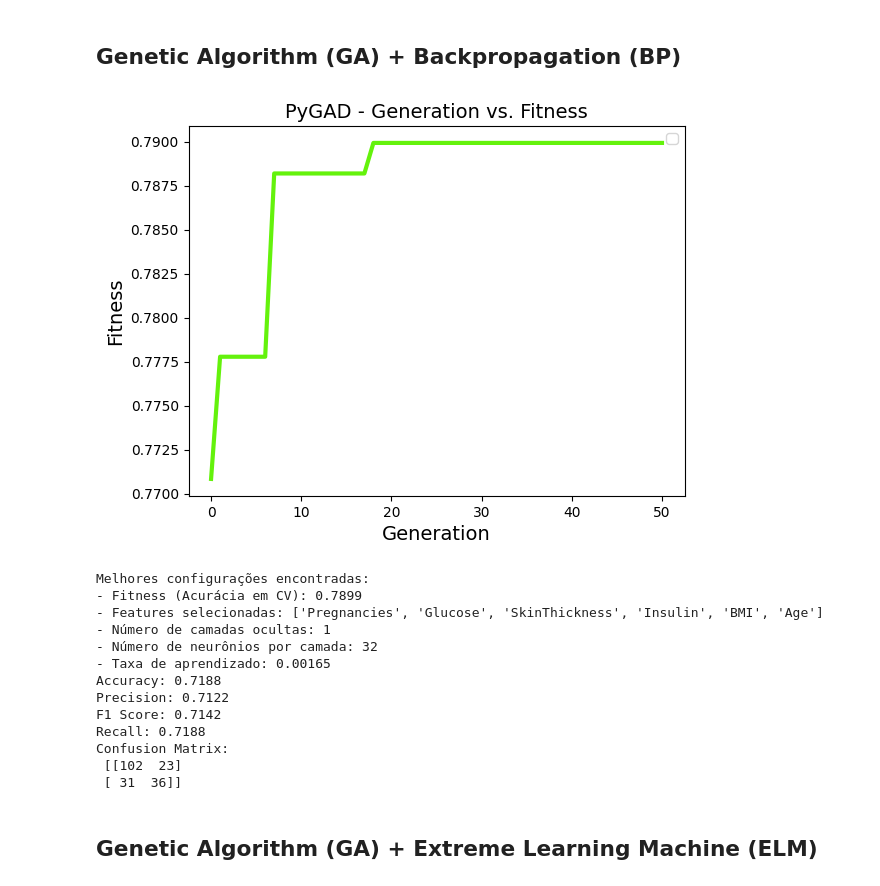
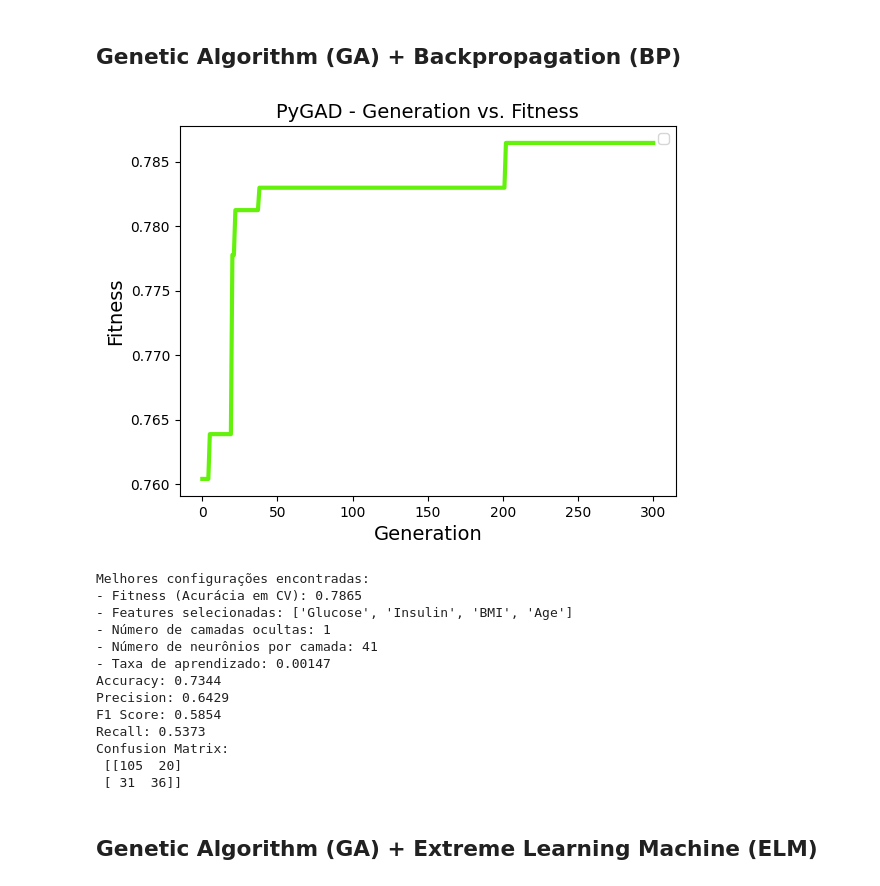
Before and after one commit to falconeee/nc-optimization, a Jupyter notebook: tc1.ipynb, the cells around one changed output. Cells and saved outputs as stored; diff of their text form; code cells hidden in the pictures.

```diff
--- a/tc1.ipynb
+++ b/tc1.ipynb
@@ -216,7 +200,7 @@ bounds = [(0, 1)] * n_features + [(10, 1000)]
 
 result = differential_evolution(
     fitness, bounds, maxiter=20, popsize=50, disp=True,
-    mutation=(0.7, 1.5), recombination=0.7, strategy='best1bin'
+    mutation=(0.5, 1), recombination=0.95, strategy='best1bin'
 )
 
 best_individual = result.x
@@ -412,7 +391,7 @@ ga_instance = pygad.GA(
     parent_selection_type="tournament",
     crossover_type="two_points",
     mutation_type="random",
-    mutation_probability=0.6
+    mutation_probability=0.65
 )
 ga_instance.run()
 ga_instance.plot_fitness()
@@ -533,8 +512,7 @@ def fitness(individual):
     # Por padrão camada de entrada e saída são definidas automaticamente
     # Camada de entrada tem o mesmo número de features selecionadas e a camada de saída tem o mesmo número de classes
     clf = MLPClassifier(hidden_layer_sizes=hidden_layer_sizes,
-                        learning_rate_init=learning_rate,
-                        max_iter=200)
+                        learning_rate_init=learning_rate)
 
     try:
         score = cross_val_score(clf, X_sel, y_train, cv=3, scoring='accuracy').mean() # cross-validation com 3 folds
@@ -547,7 +525,7 @@ def fitness(individual):
 bounds = [(0, 1)] * n_features + [(1, 5), (10, 100), (0.0001, 0.1)]
 
 result = differential_evolution(
-    fitness, bounds, maxiter=20, popsize=50, disp=True,
+    fitness, bounds, maxiter=25, popsize=10, disp=True,
     mutation=(0.5,1), recombination=0.95, strategy='best1bin'
 )
 
@@ -568,7 +546,6 @@ print(f"- Taxa de aprendizado: {lr_best:.5f}")
 clf_final = MLPClassifier(
     hidden_layer_sizes=(n_neurons_best,) * n_layers_best,
     learning_rate_init=lr_best,
-    max_iter=200,
     random_state=42
 )
 
@@ -579,8 +556,8 @@ clf_final.fit(X_train_sel, y_train)
 y_pred = clf_final.predict(X_test_sel)
 
 print("Accuracy:", round(accuracy_score(y_test, y_pred),4))
-print("Precision:", round(precision_score(y_test, y_pred, average='weighted'),4))
-print("F1 Score:", round(f1_score(y_test, y_pred, average='weighted'),4))
-print("Recall:", round(recall_score(y_test, y_pred, average='weighted'),4))
+print("Precision:", round(precision_score(y_test, y_pred),4))
+print("F1 Score:", round(f1_score(y_test, y_pred),4))
+print("Recall:", round(recall_score(y_test, y_pred),4))
 print("Confusion Matrix:\n", confusion_matrix(y_test, y_pred))
 # %% [output]
@@ -634,8 +611,8 @@ def fitness(individual):
 bounds = [(0, 1)] * n_features + [(10, 1000)]
 
 result = differential_evolution(
-    fitness, bounds, maxiter=20, popsize=50, disp=True,
-    mutation=(0.7, 1.5), recombination=0.7, strategy='best1bin'
+    fitness, bounds, maxiter=50, popsize=10, disp=True,
+    mutation=(0.5, 1), recombination=0.95, strategy='best1bin'
 )
 
 best_individual = result.x
@@ -656,8 +633,8 @@ clf_final.fit(X_train_sel, y_train)
 y_pred = clf_final.predict(X_test_sel)
 
 print("Accuracy:", round(accuracy_score(y_test, y_pred),4))
-print("Precision:", round(precision_score(y_test, y_pred, average='weighted'),4))
-print("F1 Score:", round(f1_score(y_test, y_pred, average='weighted'),4))
-print("Recall:", round(recall_score(y_test, y_pred, average='weighted'),4))
+print("Precision:", round(precision_score(y_test, y_pred),4))
+print("F1 Score:", round(f1_score(y_test, y_pred),4))
+print("Recall:", round(recall_score(y_test, y_pred),4))
 print("Confusion Matrix:\n", confusion_matrix(y_test, y_pred))
 # %% [output]
@@ -700,8 +677,7 @@ def fitness_func(ga_instance, solution, solution_idx):
     X_sel = X_train_scaled[:, feature_mask]
 
     clf = MLPClassifier(hidden_layer_sizes=hidden_layer_sizes,
-                        learning_rate_init=learning_rate,
-                        max_iter=200
+                        learning_rate_init=learning_rate
                         )
 
     try:
@@ -719,16 +695,16 @@ gene_space = [ [0, 1] for _ in range(n_features) ] + [ {'low': 1, 'high': 3, 'st
 
 num_genes = len(gene_space)
 ga_instance = pygad.GA(
-    num_generations=50,
+    num_generations=300,
     num_parents_mating=10,
-    sol_per_pop=50,
+    sol_per_pop=10,
     num_genes=num_genes,
     fitness_func=fitness_func,
     gene_space=gene_space,
     parent_selection_type="tournament",
     crossover_type="two_points",
     mutation_type="random",
-    mutation_probability=0.6,
+    mutation_probability=0.65,
 )
 ga_instance.run()
 ga_instance.plot_fitness()
@@ -736,50 +712,49 @@ ga_instance.plot_fitness()
 best_solution, best_solution_fitness, best_solution_idx = ga_instance.best_solution()
 
 selected_features = best_solution[:n_features].astype(bool)
 n_layers_best = int(round(best_solution[n_features]))
 n_neurons_best = int(round(best_solution[n_features+1]))
 lr_best = best_solution[n_features+2]
 
 print("\nMelhores configurações encontradas:")
 print(f"- Fitness (Acurácia em CV): {best_solution_fitness:.4f}")
 print(f"- Features selecionadas: {[feature_names[i] for i in range(n_features) if selected_features[i]]}")
 print(f"- Número de camadas ocultas: {n_layers_best}")
 print(f"- Número de neurônios por camada: {n_neurons_best}")
 print(f"- Taxa de aprendizado: {lr_best:.5f}")
 
 # Treina o modelo final com os melhores parâmetros
 clf_final = MLPClassifier(
     hidden_layer_sizes=(n_neurons_best,) * n_layers_best,
     learning_rate_init=lr_best,
-    max_iter=200,
     random_state=42
 )
 
 X_train_sel = X_train_scaled[:, selected_features]
 X_test_sel = X_test_scaled[:, selected_features]
 
 clf_final.fit(X_train_sel, y_train)
 y_pred = clf_final.predict(X_test_sel)
 
 print("Accuracy:", round(accuracy_score(y_test, y_pred),4))
-print("Precision:", round(precision_score(y_test, y_pred, average='weighted'),4))
-print("F1 Score:", round(f1_score(y_test, y_pred, average='weighted'),4))
-print("Recall:", round(recall_score(y_test, y_pred, average='weighted'),4))
+print("Precision:", round(precision_score(y_test, y_pred),4))
+print("F1 Score:", round(f1_score(y_test, y_pred),4))
+print("Recall:", round(recall_score(y_test, y_pred),4))
 print("Confusion Matrix:\n", confusion_matrix(y_test, y_pred))
 # %% [output]
-[figure, old version]
+[figure, new version]
 Melhores configurações encontradas:
-- Fitness (Acurácia em CV): 0.7899
-- Features selecionadas: ['Pregnancies', 'Glucose', 'SkinThickness', 'Insulin', 'BMI', 'Age']
+- Fitness (Acurácia em CV): 0.7865
+- Features selecionadas: ['Glucose', 'Insulin', 'BMI', 'Age']
 - Número de camadas ocultas: 1
-- Número de neurônios por camada: 32
-- Taxa de aprendizado: 0.00165
-Accuracy: 0.7188
-Precision: 0.7122
-F1 Score: 0.7142
-Recall: 0.7188
+- Número de neurônios por camada: 41
+- Taxa de aprendizado: 0.00147
+Accuracy: 0.7344
+Precision: 0.6429
+F1 Score: 0.5854
+Recall: 0.5373
 Confusion Matrix:
- [[102  23]
+ [[105  20]
  [ 31  36]]
 # %% [markdown]
 ## Genetic Algorithm (GA) + Extreme Learning Machine (ELM)
```
Also changed, not shown: parts of 11 cells of this notebook.
